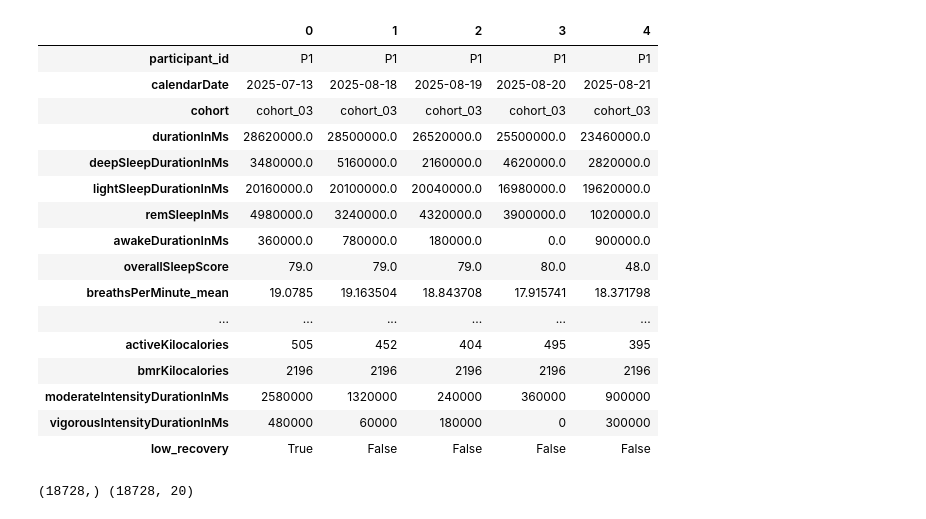
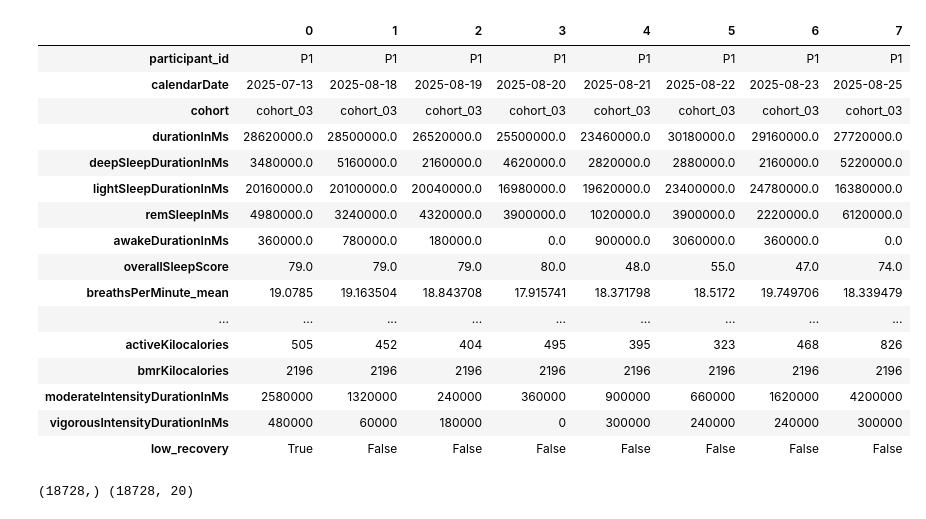
Before and after one commit to meauxcodes/applied-ml-project, a Jupyter notebook: scripts/notebooks/naive_bayes.ipynb, the cells around one changed output. Saved outputs shown, nothing was run; the diff lists cells and outputs as text; code cells hidden in the pictures.

```diff
--- a/scripts/notebooks/naive_bayes.ipynb
+++ b/scripts/notebooks/naive_bayes.ipynb
@@ -8,26 +8,26 @@ from sklearn.metrics import confusion_matrix, ConfusionMatrixDisplay, accuracy_s
 from sklearn.naive_bayes import MultinomialNB, GaussianNB
 from sklearn.preprocessing import StandardScaler, KBinsDiscretizer
 # %%
-nb_labeled = pd.read_csv("../../data/clean/nb_labeled.csv")
-nb_labeled.head().T
+nb_labeled = pd.read_csv("../../data/clean/naivebayes/nb_labeled.csv")
+nb_labeled.head(8).T.round(2)
 # %% [output]
-|  | 0 | 1 | 2 | 3 | 4 |
-| participant_id | P1 | P1 | P1 | P1 | P1 |
-| calendarDate | 2025-07-13 | 2025-08-18 | 2025-08-19 | 2025-08-20 | 2025-08-21 |
-| cohort | cohort_03 | cohort_03 | cohort_03 | cohort_03 | cohort_03 |
-| durationInMs | 28620000.0 | 28500000.0 | 26520000.0 | 25500000.0 | 23460000.0 |
-| deepSleepDurationInMs | 3480000.0 | 5160000.0 | 2160000.0 | 4620000.0 | 2820000.0 |
-| lightSleepDurationInMs | 20160000.0 | 20100000.0 | 20040000.0 | 16980000.0 | 19620000.0 |
-| remSleepInMs | 4980000.0 | 3240000.0 | 4320000.0 | 3900000.0 | 1020000.0 |
-| awakeDurationInMs | 360000.0 | 780000.0 | 180000.0 | 0.0 | 900000.0 |
-| overallSleepScore | 79.0 | 79.0 | 79.0 | 80.0 | 48.0 |
-| breathsPerMinute_mean | 19.0785 | 19.163504 | 18.843708 | 17.915741 | 18.371798 |
-| ... | ... | ... | ... | ... | ... |
-| activeKilocalories | 505 | 452 | 404 | 495 | 395 |
-| bmrKilocalories | 2196 | 2196 | 2196 | 2196 | 2196 |
-| moderateIntensityDurationInMs | 2580000 | 1320000 | 240000 | 360000 | 900000 |
-| vigorousIntensityDurationInMs | 480000 | 60000 | 180000 | 0 | 300000 |
-| low_recovery | True | False | False | False | False |
+|  | 0 | 1 | 2 | 3 | 4 | 5 | 6 | 7 |
+| participant_id | P1 | P1 | P1 | P1 | P1 | P1 | P1 | P1 |
+| calendarDate | 2025-07-13 | 2025-08-18 | 2025-08-19 | 2025-08-20 | 2025-08-21 | 2025-08-22 | 2025-08-23 | 2025-08-25 |
+| cohort | cohort_03 | cohort_03 | cohort_03 | cohort_03 | cohort_03 | cohort_03 | cohort_03 | cohort_03 |
+| durationInMs | 28620000.0 | 28500000.0 | 26520000.0 | 25500000.0 | 23460000.0 | 30180000.0 | 29160000.0 | 27720000.0 |
+| deepSleepDurationInMs | 3480000.0 | 5160000.0 | 2160000.0 | 4620000.0 | 2820000.0 | 2880000.0 | 2160000.0 | 5220000.0 |
+| lightSleepDurationInMs | 20160000.0 | 20100000.0 | 20040000.0 | 16980000.0 | 19620000.0 | 23400000.0 | 24780000.0 | 16380000.0 |
+| remSleepInMs | 4980000.0 | 3240000.0 | 4320000.0 | 3900000.0 | 1020000.0 | 3900000.0 | 2220000.0 | 6120000.0 |
+| awakeDurationInMs | 360000.0 | 780000.0 | 180000.0 | 0.0 | 900000.0 | 3060000.0 | 360000.0 | 0.0 |
+| overallSleepScore | 79.0 | 79.0 | 79.0 | 80.0 | 48.0 | 55.0 | 47.0 | 74.0 |
+| breathsPerMinute_mean | 19.0785 | 19.163504 | 18.843708 | 17.915741 | 18.371798 | 18.5172 | 19.749706 | 18.339479 |
+| ... | ... | ... | ... | ... | ... | ... | ... | ... |
+| activeKilocalories | 505 | 452 | 404 | 495 | 395 | 323 | 468 | 826 |
+| bmrKilocalories | 2196 | 2196 | 2196 | 2196 | 2196 | 2196 | 2196 | 2196 |
+| moderateIntensityDurationInMs | 2580000 | 1320000 | 240000 | 360000 | 900000 | 660000 | 1620000 | 4200000 |
+| vigorousIntensityDurationInMs | 480000 | 60000 | 180000 | 0 | 300000 | 240000 | 240000 | 300000 |
+| low_recovery | True | False | False | False | False | False | False | False |
 # %%
 y = nb_labeled["low_recovery"]
 groups = nb_labeled["participant_id"]
```
Also changed, not shown: parts of 6 cells of this notebook, 16 other files.
